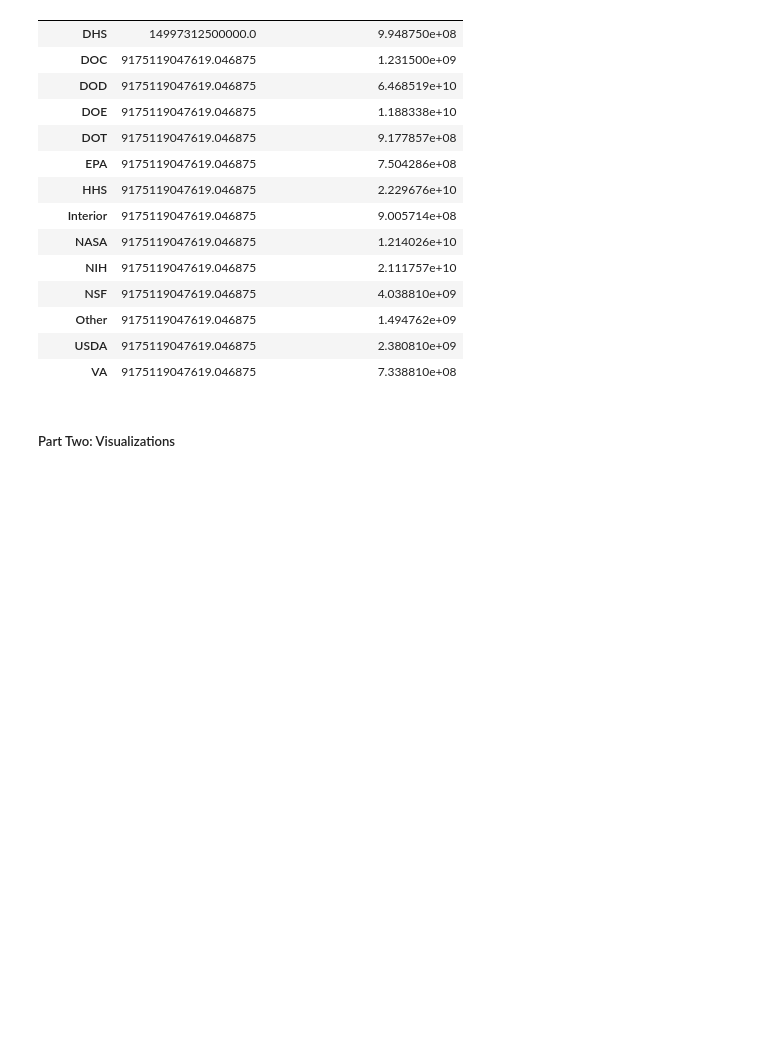
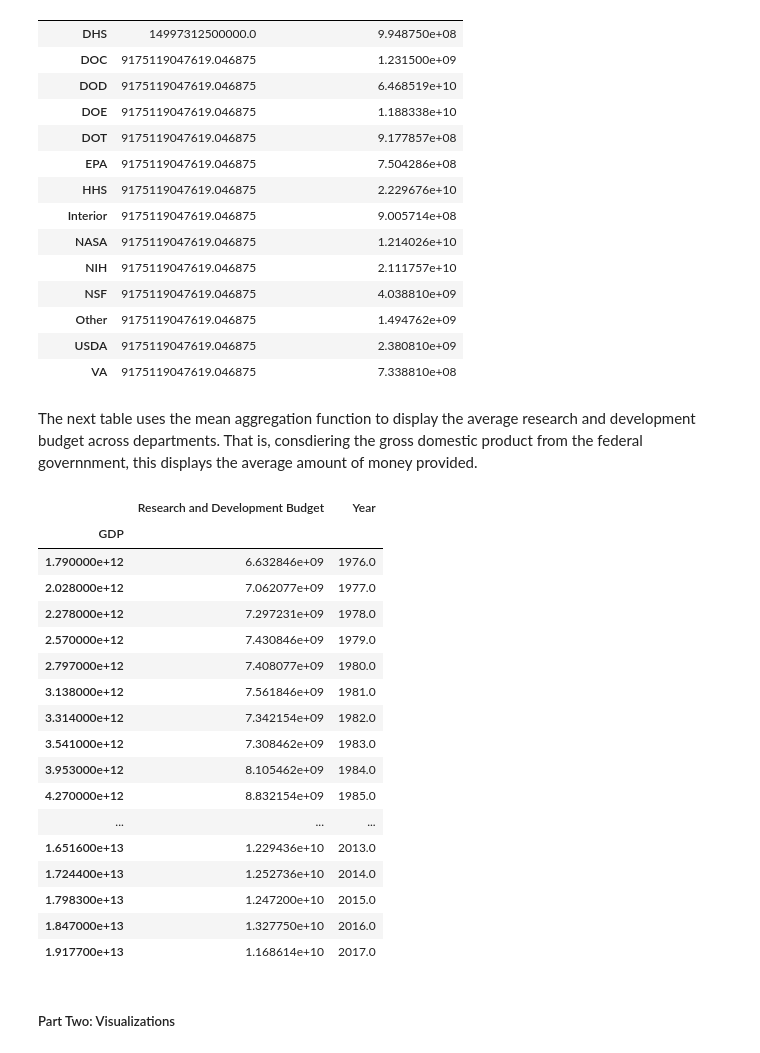
Before and after one commit to julia-dunn/DUNN-Python-Portfolio, a Jupyter notebook: TidyData-Project/main.ipynb, the cells around one changed output. Drawn from its saved outputs; the diff is of its cells as text; code cells hidden in the pictures; blank space fills up the shorter version.

```diff
--- a/TidyData-Project/main.ipynb
+++ b/TidyData-Project/main.ipynb
@@ -111,5 +111,32 @@ pivot_table_gdp_rdbudget
 | Other | 9175119047619.046875 | 1.494762e+09 |
 | USDA | 9175119047619.046875 | 2.380810e+09 |
 | VA | 9175119047619.046875 | 7.338810e+08 |
+# %% [markdown]
+The next table uses the mean aggregation function to display the average research and development budget across departments. That is, consdiering the gross domestic product from the federal governnment, this displays the average amount of money provided.
+# %%
+pivot_table_gdp = pd.pivot_table(df_fedrd_melted_tidy,
+                                 values = ['Year','Research and Development Budget'],
+                                 index = 'GDP',
+                                 aggfunc = 'mean')
+pivot_table_gdp
+# %% [output]
+|  | Research and Development Budget | Year |
+| GDP |  |  |
+| 1.790000e+12 | 6.632846e+09 | 1976.0 |
+| 2.028000e+12 | 7.062077e+09 | 1977.0 |
+| 2.278000e+12 | 7.297231e+09 | 1978.0 |
+| 2.570000e+12 | 7.430846e+09 | 1979.0 |
+| 2.797000e+12 | 7.408077e+09 | 1980.0 |
+| 3.138000e+12 | 7.561846e+09 | 1981.0 |
+| 3.314000e+12 | 7.342154e+09 | 1982.0 |
+| 3.541000e+12 | 7.308462e+09 | 1983.0 |
+| 3.953000e+12 | 8.105462e+09 | 1984.0 |
+| 4.270000e+12 | 8.832154e+09 | 1985.0 |
+| ... | ... | ... |
+| 1.651600e+13 | 1.229436e+10 | 2013.0 |
+| 1.724400e+13 | 1.252736e+10 | 2014.0 |
+| 1.798300e+13 | 1.247200e+10 | 2015.0 |
+| 1.847000e+13 | 1.327750e+10 | 2016.0 |
+| 1.917700e+13 | 1.168614e+10 | 2017.0 |
 # %% [markdown]
 ##### Part Two: Visualizations
```
Also changed, not shown: parts of 17 cells of this notebook.
